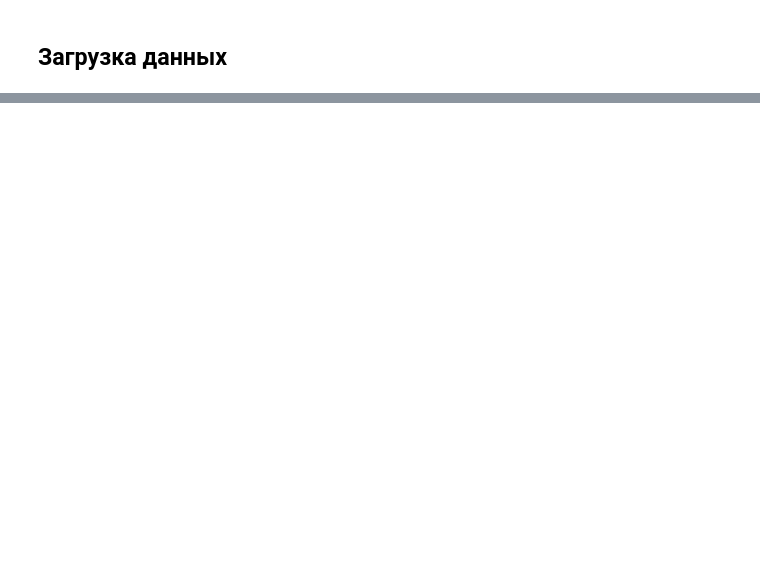
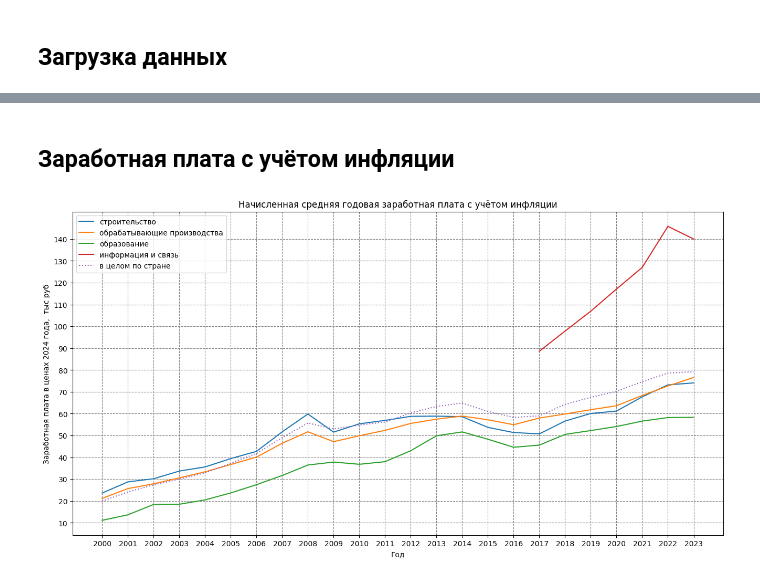
Before and after one commit to Dimentel/salaries_survey, a Jupyter notebook: salaries_survey.ipynb, the cells around one changed output, grey strips where cells are left out. Saved outputs shown, nothing was run; the diff lists cells and outputs as text; code cells hidden in the pictures; blank space fills up the shorter version.

```diff
--- a/salaries_survey.ipynb
+++ b/salaries_survey.ipynb
@@ -38,0 +99,31 @@ df
+# %% [markdown]
+## Заработная плата с учётом инфляции
+# %%
+# Приведём все номинальные значения к 2024 году.
+# Вычислим коэффициенты для перевода из каждого года
+# в 2024 год
+df['inflation_koef'] = (df['inflation'])[::-1].cumprod()[::-1]
+# %%
+# Вычислим заработные платы в ценах 2024 года
+for area in ['all_economic', 'education', 'production', 'building', 'IT']:
+    df[area + '_2024'] = df['inflation_koef'] * df[area]
+# %%
+# Посмотрим изменение заработной с учётом инфляции во времени
+fig = plt.figure(figsize=(16,8))
+plt.title('Начисленная средняя годовая заработная плата с учётом инфляции')
+plt.grid(color='grey', linestyle='--')
+plt.xlabel('Год')
+plt.ylabel('Заработная плата в ценах 2024 года,  тыс руб')
+plt.yticks(range(0,150,10))
+plt.xticks(range(2000,2024,1))
+plt.plot(df['year'], df['building_2024']/1000, label='строительство')
+plt.plot(df['year'], df['production_2024']/1000, label='обрабатывающие производства')
+plt.plot(df['year'], df['education_2024']/1000, label='образование')
+plt.plot(df['year'], df['IT_2024']/1000, label='информация и связь')
+plt.plot(df['year'], df['all_economic_2024']/1000,
+         label='в целом по стране', linestyle='dotted'
+)
+plt.legend()
+plt.show()
+# %% [output]
+[figure, added]
```
Also changed, not shown: parts of 14 cells of this notebook, 1 other file.
